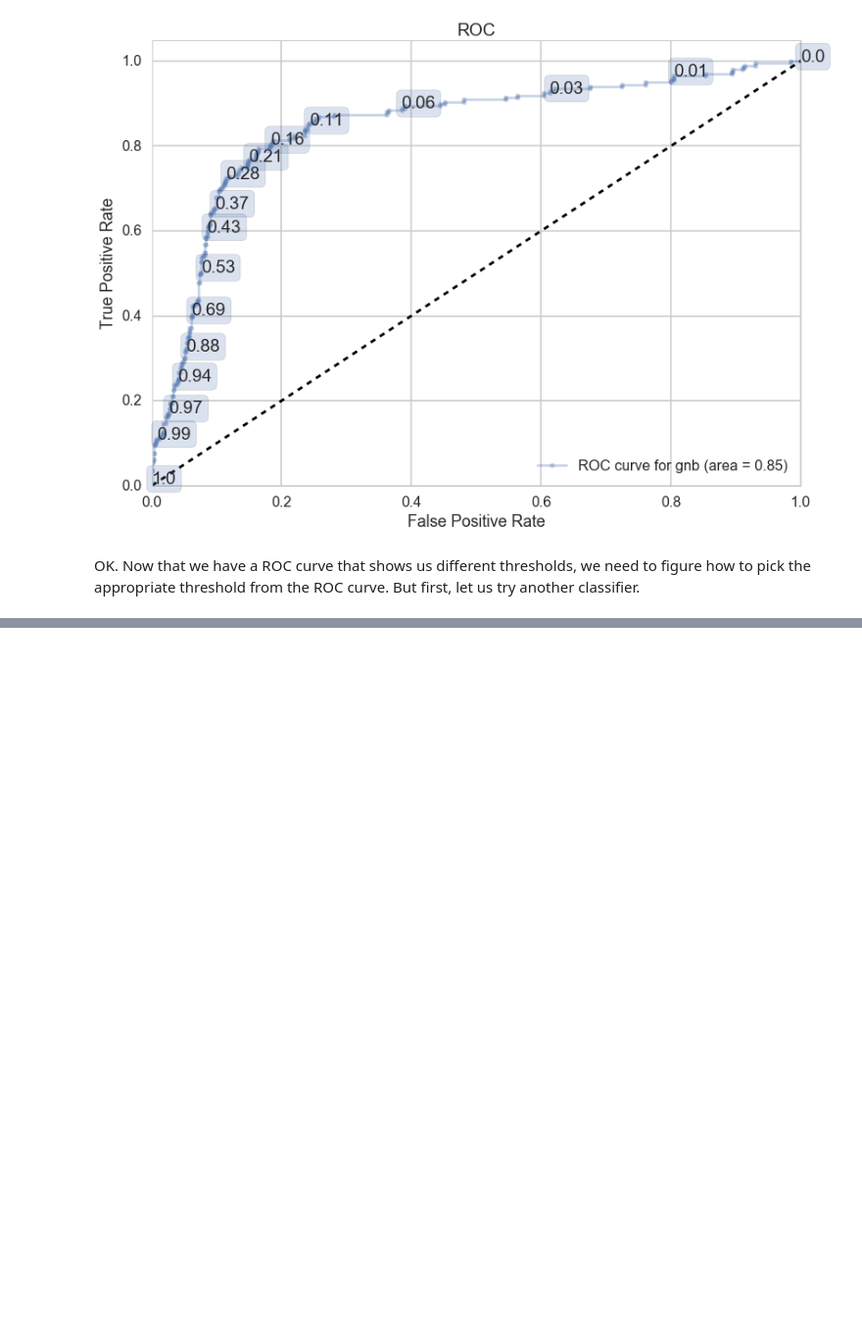
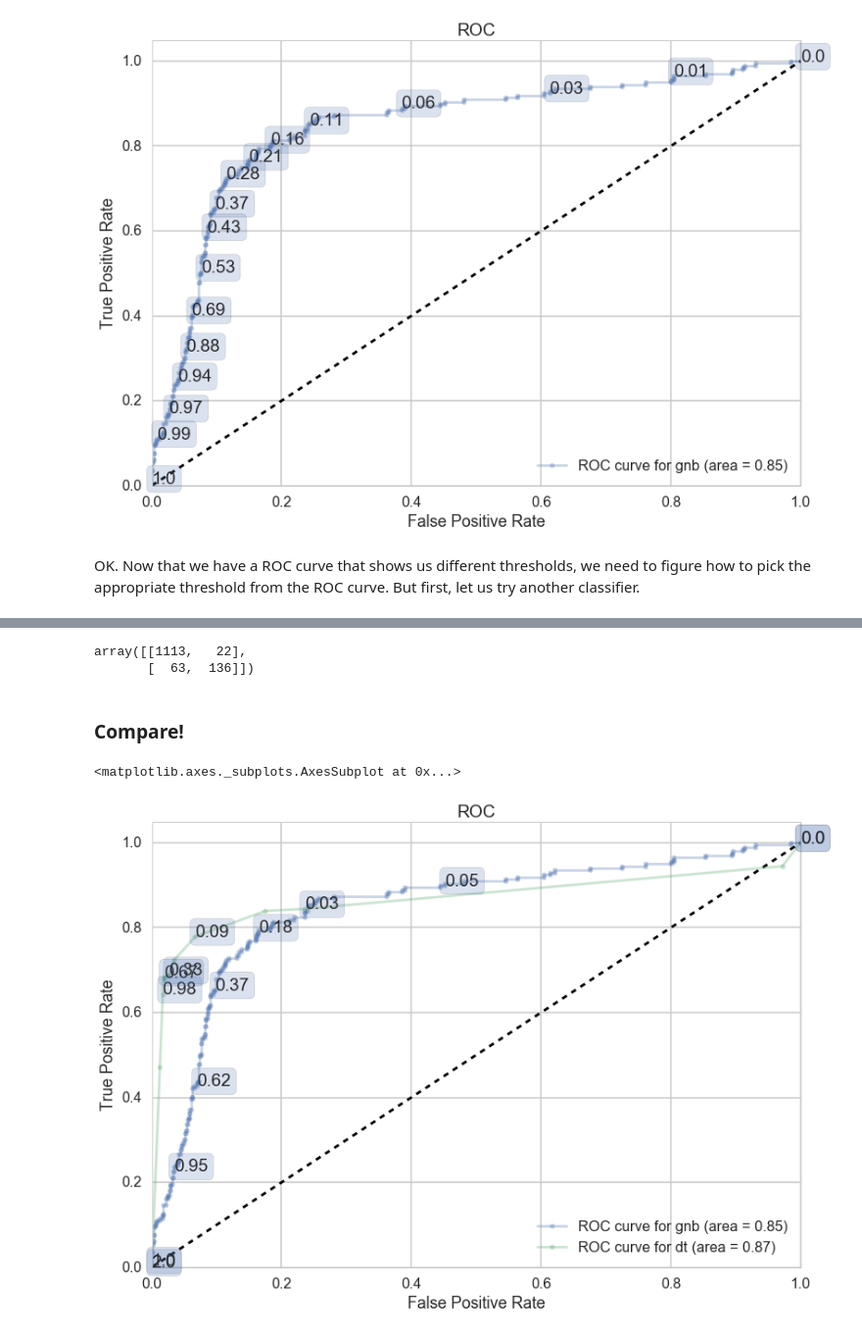
Before and after one commit to suyashSax/CS-109, a Jupyter notebook: Week 7/Lab 6 - Comparing Models on Churn Dataset.ipynb, the cells around one changed output, grey strips where cells are left out. Shown at 98% size. Saved outputs shown, nothing was run; the diff lists cells and outputs as text; code cells hidden in the pictures; blank space fills up the shorter version.

Commit message:
Churn - Decision tree ROC

```diff
--- a/Week 7/Lab 6 - Comparing Models on Churn Dataset.ipynb
+++ b/Week 7/Lab 6 - Comparing Models on Churn Dataset.ipynb
@@ -34,7 +34,7 @@ def do_classify(clf, parameters, indf, featurenames, targetname, target1val, mas
     subdf=indf[featurenames]
     X=subdf.values
     y=(indf[targetname].values==target1val)*1
-    if mask.any() !=None:
+    if mask !=None:
         print "using mask"
         Xtrain, Xtest, ytrain, ytest = X[mask], X[~mask], y[mask], y[~mask]
     if reuse_split !=None:
@@ -383,0 +399,3 @@ OK. Now that we have a ROC curve that shows us different thresholds, we need to
+# %%
+# Re-use train-test-split samples from GNB case
+reuse_split=dict(Xtrain=Xtrain, Xtest=Xtest, ytrain=ytrain, ytest=ytest)
@@ -383,0 +404,4 @@ OK. Now that we have a ROC curve that shows us different thresholds, we need to
+# %%
+# H-param: Depth of the Tree
+clfdt=DecisionTreeClassifier()
+clfdt, Xtrain, ytrain, Xtest, ytest  = do_classify(clfdt, {"max_depth": range(1,10,1)}, dfchurn, colswewant_cont+colswewant_cat, 'Churn?', "True.", reuse_split=reuse_split)
@@ -383,0 +417,13 @@ OK. Now that we have a ROC curve that shows us different thresholds, we need to
+# %%
+confusion_matrix(ytest,clfdt.predict(Xtest))
+# %% [output]
+array([[1113,   22],
+       [  63,  136]])
+# %% [markdown]
+### Compare!
+# %%
+ax=make_roc("gnb",clfgnb, ytest, Xtest, None, labe=40)
+make_roc("dt",clfdt, ytest, Xtest, ax, labe=2)
+# %% [output]
+<matplotlib.axes._subplots.AxesSubplot at 0x...>
+[figure, added]
```
Also changed, not shown: parts of 15 cells of this notebook.
